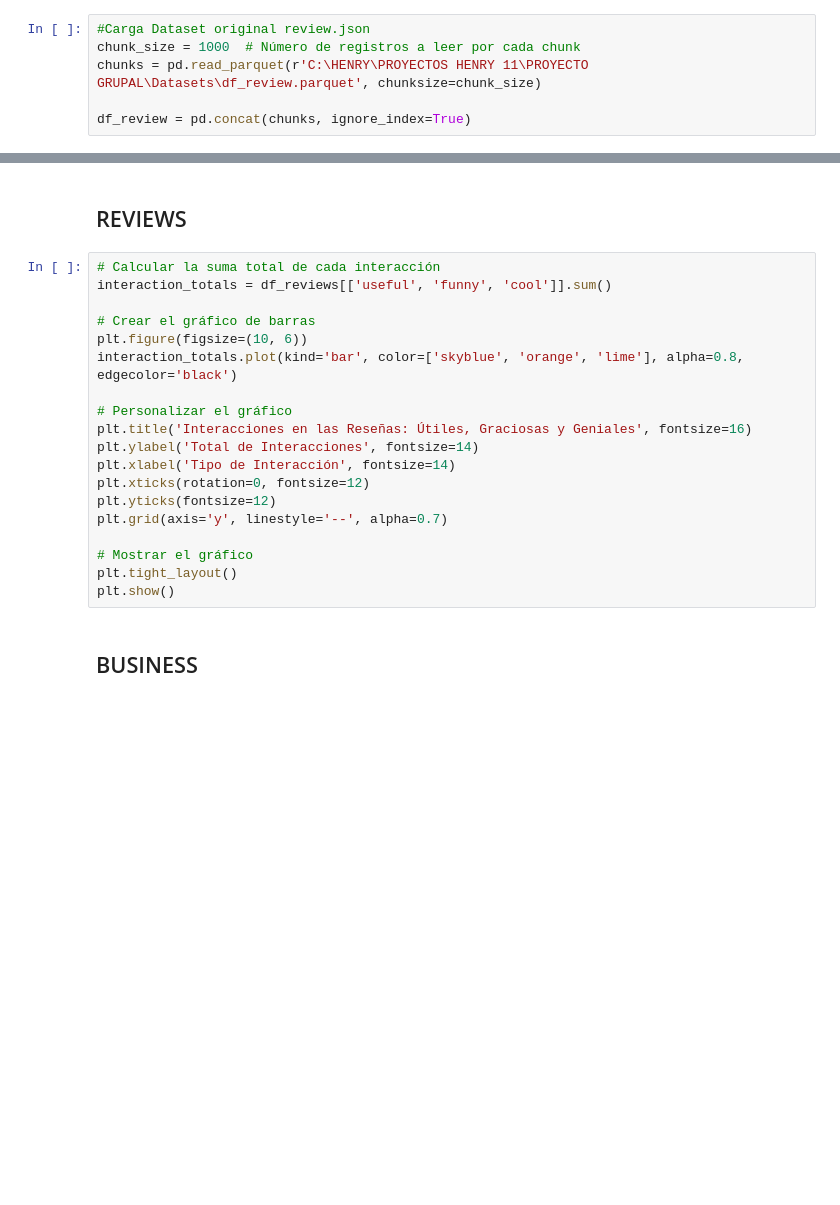
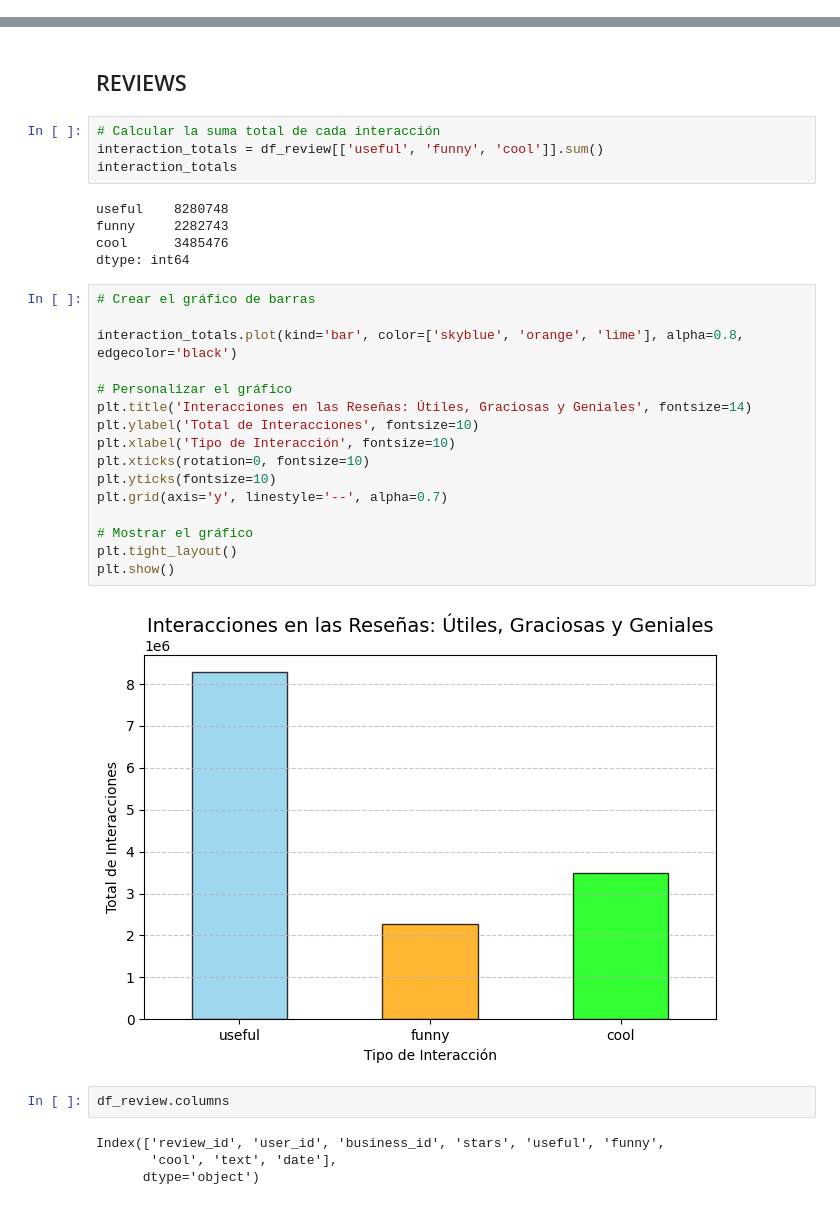
Before and after one commit to SDCaFlo/datapt11_pf_grupo02, a Jupyter notebook: EDA.ipynb, the cells around one changed output, grey strips where cells are left out. Saved outputs shown, nothing was run; the diff lists cells and outputs as text; blank space fills up the shorter version.

```diff
--- a/EDA.ipynb
+++ b/EDA.ipynb
@@ -15,12 +15,6 @@ df_tip = pd.read_json(r'C:\HENRY\PROYECTOS HENRY 11\PROYECTO GRUPAL\Datasets\tip
 df_user = pd.read_parquet(r'C:\HENRY\PROYECTOS HENRY 11\PROYECTO GRUPAL\Datasets\user.parquet')
 # %%
 df_review = pd.read_parquet(r'C:\HENRY\PROYECTOS HENRY 11\PROYECTO GRUPAL\Datasets\df_review.parquet')
-# %%
-#Carga Dataset original review.json
-chunk_size = 1000  # Número de registros a leer por cada chunk
-chunks = pd.read_parquet(r'C:\HENRY\PROYECTOS HENRY 11\PROYECTO GRUPAL\Datasets\df_review.parquet', chunksize=chunk_size)
-
-df_review = pd.concat(chunks, ignore_index=True)
 # %% [markdown]
 <h2>BUSINESS</h2>
 # %%
@@ -289,24 +288,36 @@ plt.show()
 [figure]
 # %% [markdown]
 <h2>REVIEWS</h2>
+# %%
+# Calcular la suma total de cada interacción
+interaction_totals = df_review[['useful', 'funny', 'cool']].sum()
+interaction_totals
+# %% [output]
+useful    8280748
+funny     2282743
+cool      3485476
+dtype: int64
 # %%
-# Calcular la suma total de cada interacción
-interaction_totals = df_reviews[['useful', 'funny', 'cool']].sum()
+# Crear el gráfico de barras
 
-# Crear el gráfico de barras
-plt.figure(figsize=(10, 6))
 interaction_totals.plot(kind='bar', color=['skyblue', 'orange', 'lime'], alpha=0.8, edgecolor='black')
 
 # Personalizar el gráfico
-plt.title('Interacciones en las Reseñas: Útiles, Graciosas y Geniales', fontsize=16)
-plt.ylabel('Total de Interacciones', fontsize=14)
-plt.xlabel('Tipo de Interacción', fontsize=14)
-plt.xticks(rotation=0, fontsize=12)
-plt.yticks(fontsize=12)
+plt.title('Interacciones en las Reseñas: Útiles, Graciosas y Geniales', fontsize=14)
+plt.ylabel('Total de Interacciones', fontsize=10)
+plt.xlabel('Tipo de Interacción', fontsize=10)
+plt.xticks(rotation=0, fontsize=10)
+plt.yticks(fontsize=10)
 plt.grid(axis='y', linestyle='--', alpha=0.7)
 
 # Mostrar el gráfico
 plt.tight_layout()
 plt.show()
+# %% [output]
+[figure, added]
-# %% [markdown]
-<h2>BUSINESS</h2>
+# %%
+df_review.columns
+# %% [output]
+Index(['review_id', 'user_id', 'business_id', 'stars', 'useful', 'funny',
+       'cool', 'text', 'date'],
+      dtype='object')
```
Also changed, not shown: parts of 5 cells of this notebook.
